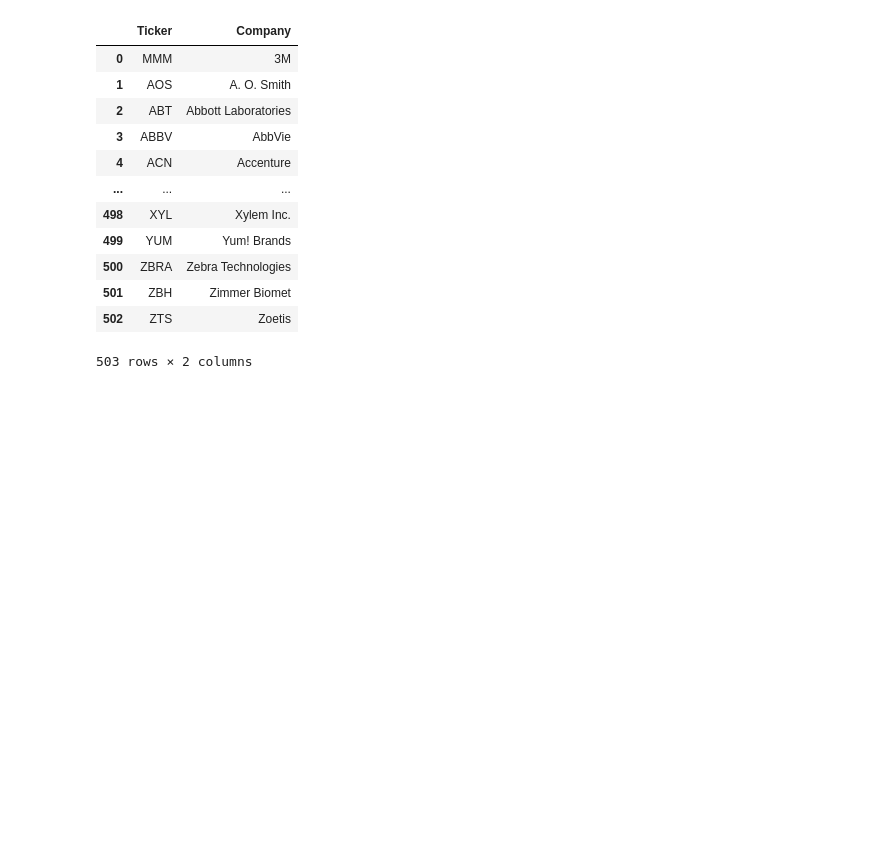
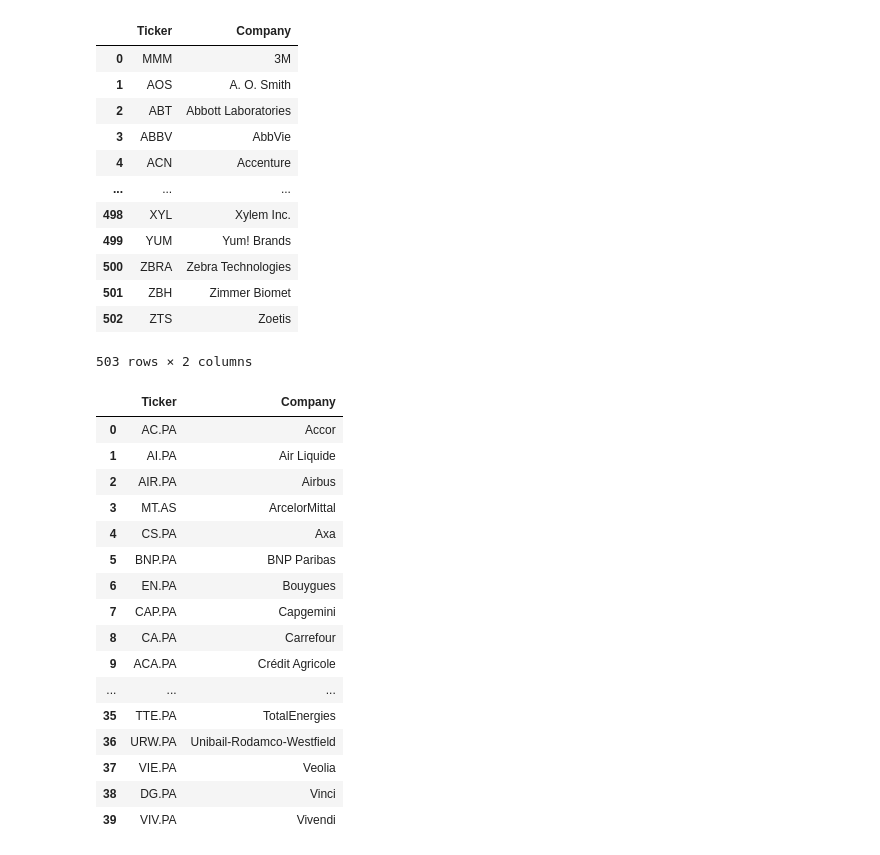
Before and after one commit to Gabriel-PEZ/Pi.Squared.Trading, a Jupyter notebook: Indices boursiers/data.ipynb, the cells around one changed output. Drawn from its saved outputs; the diff is of its cells as text; code cells hidden in the pictures; blank space fills up the shorter version.

Commit message:
Data upload

```diff
--- a/Indices boursiers/data.ipynb
+++ b/Indices boursiers/data.ipynb
@@ -60,3 +63,34 @@ df_sp500
 | 501 | ZBH | Zimmer Biomet |
 | 502 | ZTS | Zoetis |
 503 rows × 2 columns
+# %%
+# Récupération de la liste des entreprises du CAC 40
+url_cac40 = "https://en.wikipedia.org/wiki/CAC_40"
+df_cac40 = dgf.obtenir_liste_entreprises(url_cac40, 'CAC 40')
+
+df_cac40 = df_cac40.drop(columns=[
+    'Sector', 'GICS Sub-Industry',
+])
+cols = df_cac40.columns.tolist()  # Récupère la liste des noms de colonnes
+cols = [cols[1]] + cols[:1] + cols[2:]  # Réarrange les colonnes
+
+df_cac40 = df_cac40[cols]  # Réapplique l'ordre des colonnes au DataFrame
+df_cac40
+# %% [output]
+|  | Ticker | Company |
+| 0 | AC.PA | Accor |
+| 1 | AI.PA | Air Liquide |
+| 2 | AIR.PA | Airbus |
+| 3 | MT.AS | ArcelorMittal |
+| 4 | CS.PA | Axa |
+| 5 | BNP.PA | BNP Paribas |
+| 6 | EN.PA | Bouygues |
+| 7 | CAP.PA | Capgemini |
+| 8 | CA.PA | Carrefour |
+| 9 | ACA.PA | Crédit Agricole |
+| ... | ... | ... |
+| 35 | TTE.PA | TotalEnergies |
+| 36 | URW.PA | Unibail-Rodamco-Westfield |
+| 37 | VIE.PA | Veolia |
+| 38 | DG.PA | Vinci |
+| 39 | VIV.PA | Vivendi |
```
Also changed, not shown: parts of 8 cells of this notebook, 1 other file.
